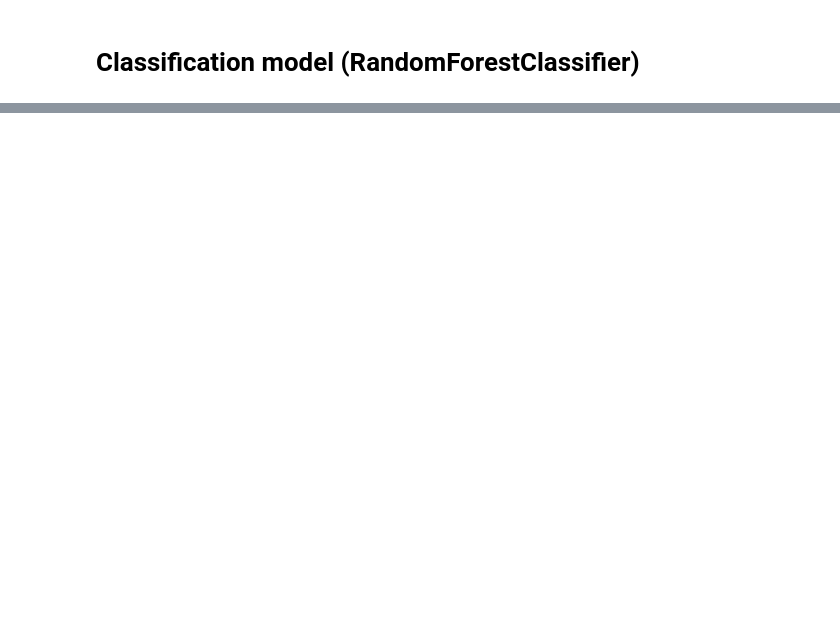
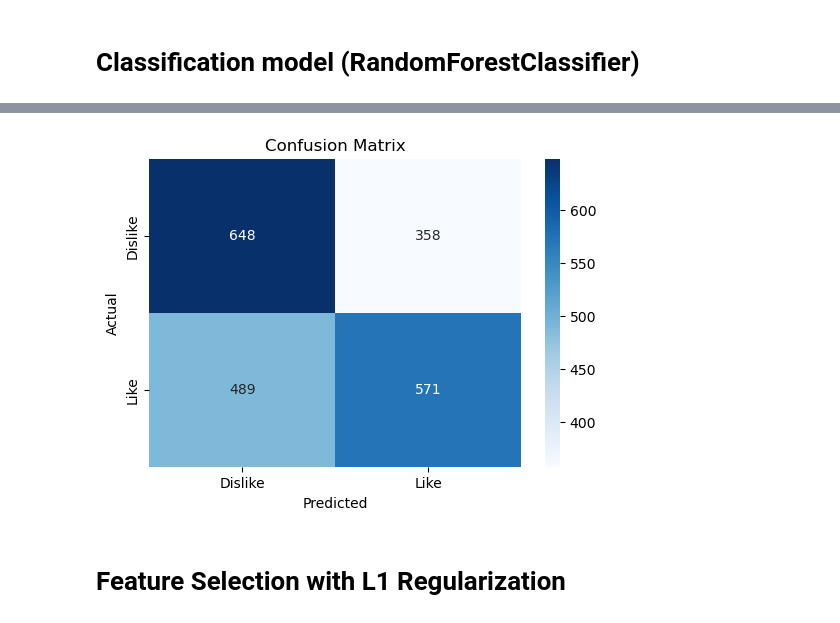
Before and after one commit to dibyanshulunia25/Movie-recommendation-system, a Jupyter notebook: movie_recommendation.ipynb, the cells around one changed output, grey strips where cells are left out. Drawn from its saved outputs; the diff is of its cells as text; code cells hidden in the pictures; blank space fills up the shorter version.

```diff
--- a/movie_recommendation.ipynb
+++ b/movie_recommendation.ipynb
@@ -179,0 +210,8 @@ NameError: name 'y_' is not defined
+# %%
+rfc = RandomForestClassifier(random_state=42)
+rfc.fit(X_train, y_train)
+y_pred = rfc.predict(X_test)
+
+print("Random Forest Classifier Report:")
+print(classification_report( y_test,y_pred))
+print("Accuracy Score:",accuracy_score(y_test,y_pred))
@@ -179,0 +230,12 @@ NameError: name 'y_' is not defined
+# %%
+cm = confusion_matrix(y_test, y_pred)
+plt.figure(figsize=(6,4))
+sns.heatmap(cm, annot=True, fmt="d", cmap="Blues", xticklabels=['Dislike','Like'], yticklabels=['Dislike','Like'])
+plt.title("Confusion Matrix")
+plt.xlabel("Predicted")
+plt.ylabel("Actual")
+plt.show()
+# %% [output]
+[figure, added]
+# %% [markdown]
+# Feature Selection with L1 Regularization
```
Also changed, not shown: parts of 14 cells of this notebook.
